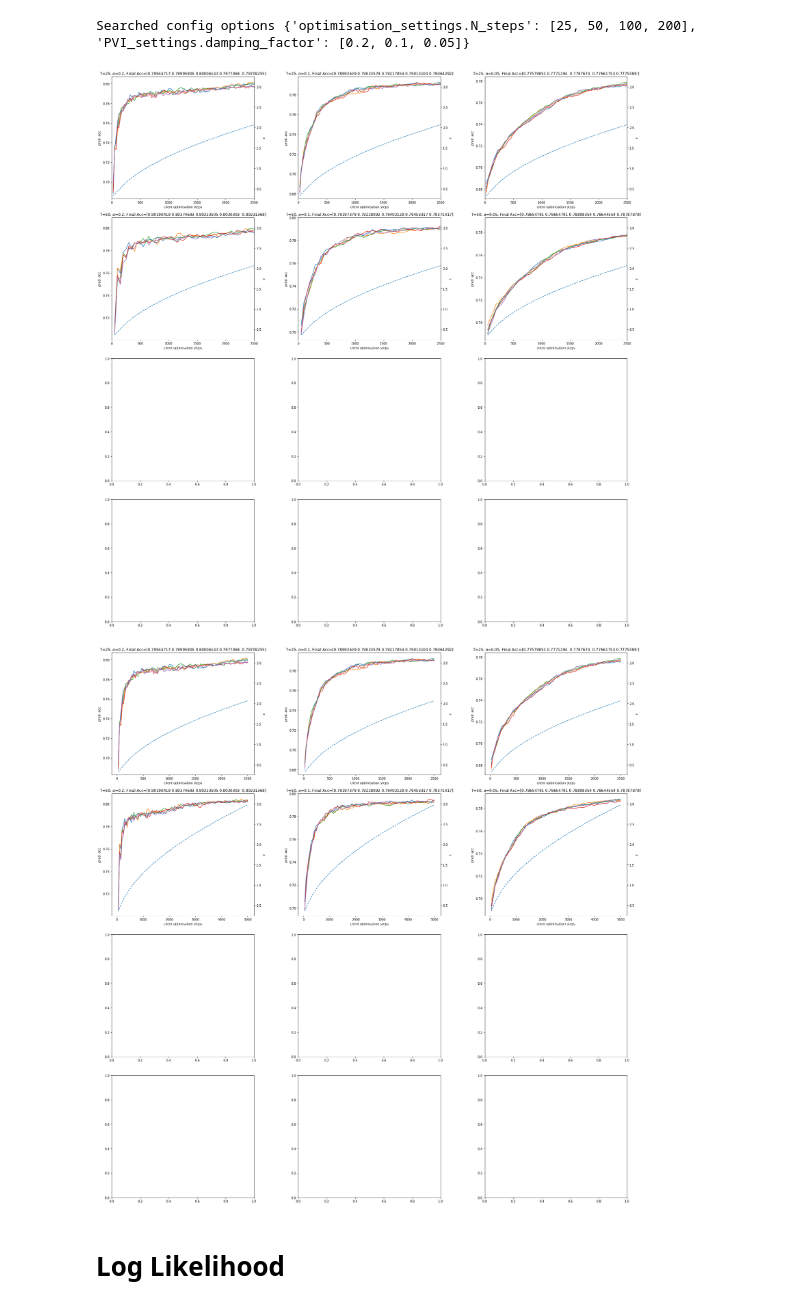
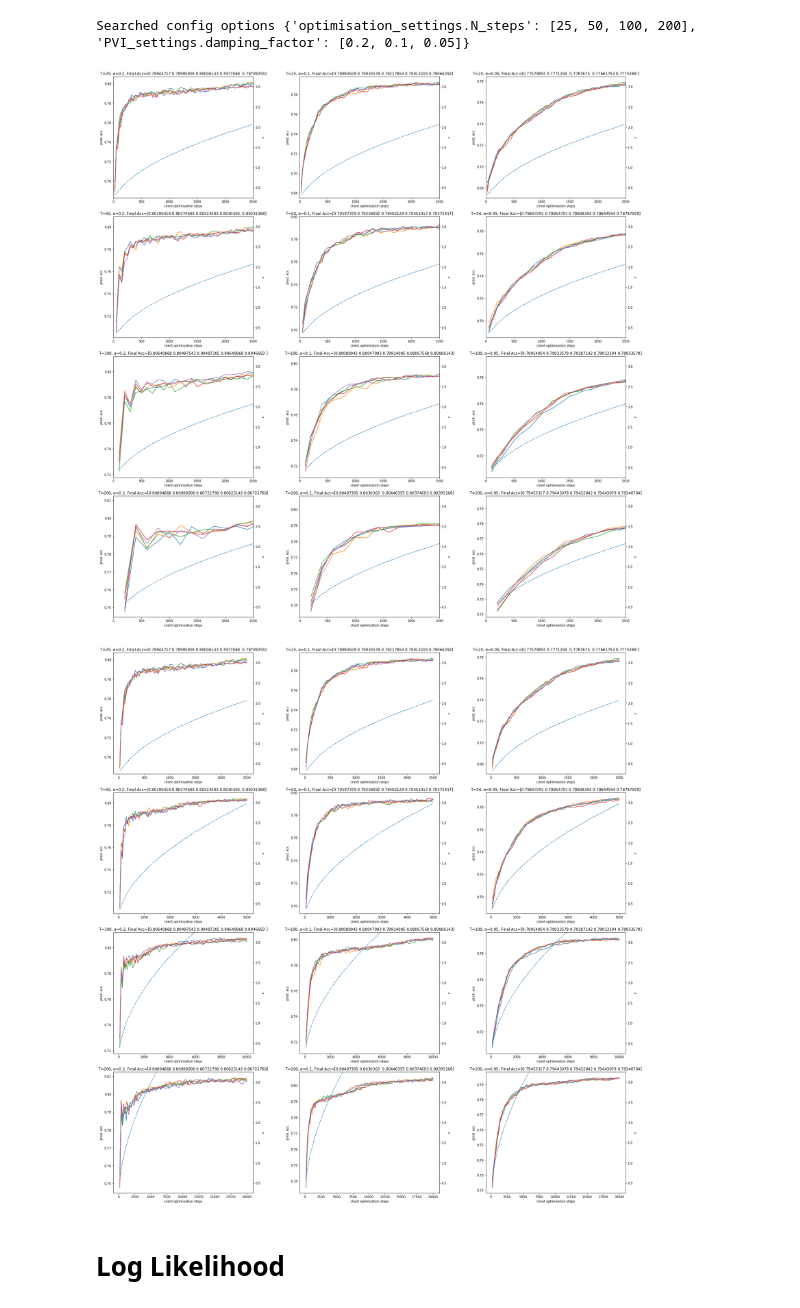
Before and after one commit to MrinankSharma/DP-PVI, a Jupyter notebook: experiments/jalko2017/notebooks/Datapoint Damping T investigation.ipynb, the cells around one changed output. Drawn from its saved outputs; the diff is of its cells as text; code cells hidden in the pictures.

```diff
--- a/experiments/jalko2017/notebooks/Datapoint Damping T investigation.ipynb
+++ b/experiments/jalko2017/notebooks/Datapoint Damping T investigation.ipynb
@@ -53,8 +53,6 @@ print(f"Searched config options {experiment_config}")
 all_options = nested_dict_to_option_strings(experiment_config)
 product = itertools.product(*all_options)
 adult_configs = [dict(item) for item in product]
-
-adult_configs = dp_configs
 # %% [output]
 Searched config options {'optimisation_settings.N_steps': [25, 50, 100, 200], 'PVI_settings.damping_factor': [0.2, 0.1, 0.05]}
 # %%
@@ -69,7 +67,7 @@ adult_eps_metrics = [results_access.get_metrics_by_exp(experiments, "epsilon", "
 
 plt.figure(figsize=(25,25))
 rows = len(Ts)
-cols = len(Cs)
+cols = len(As)
 
 for config, experiments, metrics, eps_metrics in zip(adult_configs, adult_grid_experiments, adult_grid_metrics, adult_eps_metrics):
     T = config['optimisation_settings.N_steps']
@@ -85,34 +83,34 @@ for config, experiments, metrics, eps_metrics in zip(adult_configs, adult_grid_e
     values = []
     for metric in metrics:
         values.append(metric[0]['values'])
     values = np.array(values).T
     steps = np.atleast_2d(np.array(metrics[0][0]['steps'])).T * T
 
     seed_eps_values = []
     for seed_indx, seed_eps in enumerate(eps_metrics):
         eps_values = []
         for client_eps in seed_eps:
             eps_values.append(np.array(client_eps["values"]).flatten())
         eps_values = np.array(eps_values)
         seed_eps_values.append(np.mean(eps_values, 0))
 
     final_mean_eps_values = np.mean(seed_eps_values, 0)
 
     axes2 = axes.twinx()
 
     plt.title(f"T={T}, $\\alpha$={A}, Final Acc={values[-1]}")
 
     axes2.plot(steps, final_mean_eps_values, '--')
     axes.plot(steps, values)
     axes.set_xlabel('client optimisation steps')
     axes.set_ylabel('pred. acc')
     axes2.set_ylabel('$\epsilon$')
     plt.xlim([0, 100*25])
     axes2.set_ylim(0.25, 3.25)
 
 plt.tight_layout()
 # %% [output]
-[figure, old version]
+[figure, new version]
 # %%
 results_access = SacredExperimentAccess(database_name=database)
 Ts = experiment_config['optimisation_settings.N_steps']
@@ -125,7 +123,7 @@ adult_eps_metrics = [results_access.get_metrics_by_exp(experiments, "epsilon", "
 
 plt.figure(figsize=(25,25))
 rows = len(Ts)
-cols = len(Cs)
+cols = len(As)
 
 for config, experiments, metrics, eps_metrics in zip(adult_configs, adult_grid_experiments, adult_grid_metrics, adult_eps_metrics):
     T = config['optimisation_settings.N_steps']
@@ -167,7 +165,7 @@ for config, experiments, metrics, eps_metrics in zip(adult_configs, adult_grid_e
 
 plt.tight_layout()
 # %% [output]
-[figure, old version]
+[figure, new version]
 # %% [markdown]
 # Log Likelihood
 # %%
```
Also changed, not shown: parts of 2 cells of this notebook.
